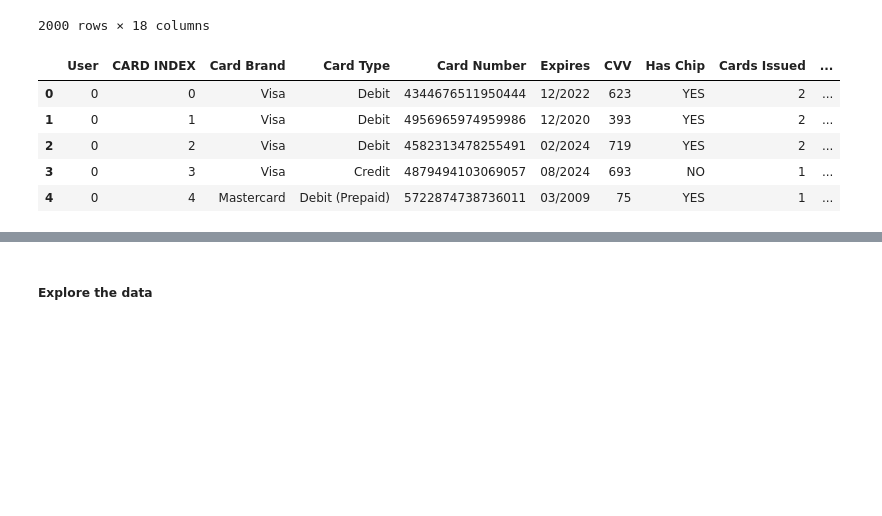
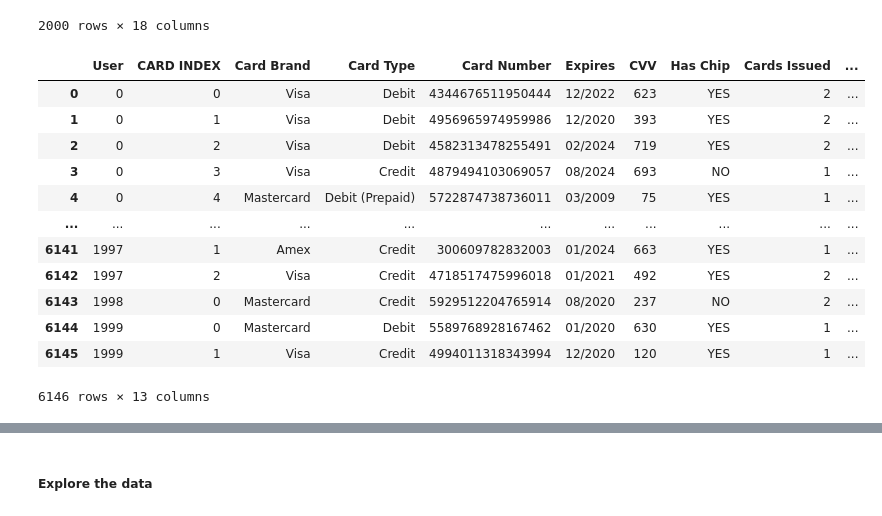
Before and after one commit to Hoomaaan/Finance-Fraud-Detection, a Jupyter notebook: main.ipynb, the cells around one changed output, grey strips where cells are left out. Drawn from its saved outputs; the diff is of its cells as text; code cells hidden in the pictures; blank space fills up the shorter version.

```diff
--- a/main.ipynb
+++ b/main.ipynb
@@ -22,13 +22,20 @@ users_df
 2000 rows × 18 columns
 # %%
 cards_df = pd.read_parquet('data/sd254_cards_de.parquet')
-cards_df.head()
+cards_df
 # %% [output]
 |  | User | CARD INDEX | Card Brand | Card Type | Card Number | Expires | CVV | Has Chip | Cards Issued | ... |
 | 0 | 0 | 0 | Visa | Debit | 4344676511950444 | 12/2022 | 623 | YES | 2 | ... |
 | 1 | 0 | 1 | Visa | Debit | 4956965974959986 | 12/2020 | 393 | YES | 2 | ... |
 | 2 | 0 | 2 | Visa | Debit | 4582313478255491 | 02/2024 | 719 | YES | 2 | ... |
 | 3 | 0 | 3 | Visa | Credit | 4879494103069057 | 08/2024 | 693 | NO | 1 | ... |
 | 4 | 0 | 4 | Mastercard | Debit (Prepaid) | 5722874738736011 | 03/2009 | 75 | YES | 1 | ... |
+| ... | ... | ... | ... | ... | ... | ... | ... | ... | ... | ... |
+| 6141 | 1997 | 1 | Amex | Credit | 300609782832003 | 01/2024 | 663 | YES | 1 | ... |
+| 6142 | 1997 | 2 | Visa | Credit | 4718517475996018 | 01/2021 | 492 | YES | 2 | ... |
+| 6143 | 1998 | 0 | Mastercard | Credit | 5929512204765914 | 08/2020 | 237 | NO | 2 | ... |
+| 6144 | 1999 | 0 | Mastercard | Debit | 5589768928167462 | 01/2020 | 630 | YES | 1 | ... |
+| 6145 | 1999 | 1 | Visa | Credit | 4994011318343994 | 12/2020 | 120 | YES | 1 | ... |
+6146 rows × 13 columns
 # %%
 transactions_df = pd.read_parquet('data/credit_card_transaction_data_de.parquet')
```
Also changed, not shown: parts of 10 cells of this notebook.
